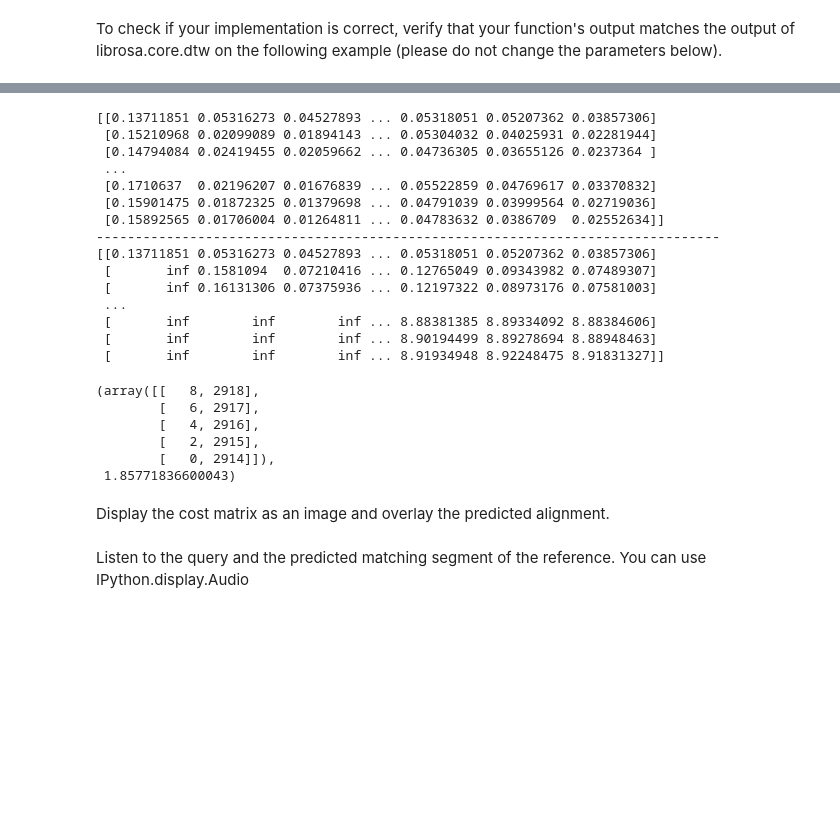
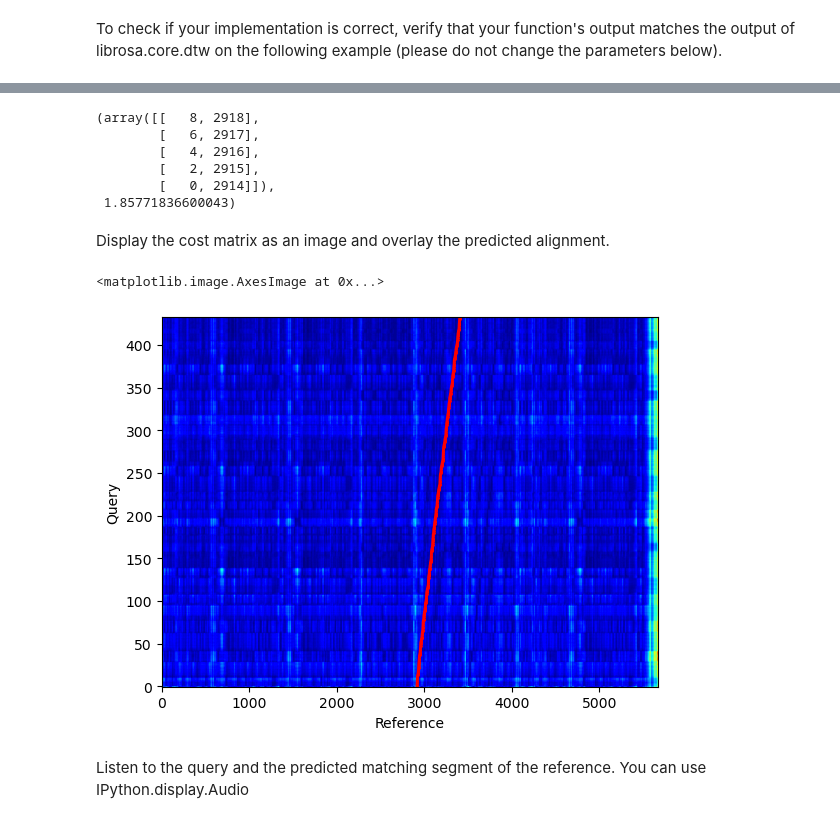
Before and after one commit to dfonsec/E207HW4, a Jupyter notebook: hw4.ipynb, the cells around one changed output, grey strips where cells are left out. Cells and saved outputs as stored; diff of their text form; code cells hidden in the pictures; blank space fills up the shorter version.

```diff
--- a/hw4.ipynb
+++ b/hw4.ipynb
@@ -474,38 +469,21 @@ wp[-5:], np.min(D[-1,:])
 
 ### START CODE BLOCK ###
 costMatrix = computeCostMatrix_cosdist(Fquery, Fref)
-# print(costMatrix)
-# print("--"*40)
 
 # costMatrix = np.array([1,2,3,4,5,6,7,8,9,10,11,12])
 # costMatrix = costMatrix.reshape((3, 4))
-print(costMatrix)
-print("--"*40)
+# print(costMatrix)
+# print("--"*40)
 optcost, path = subsequenceDTW(costMatrix, steps, weights)
 path[-5:], optcost
 
 ### END CODE BLOCK ###
 # %% [output]
-[[0.13711851 0.05316273 0.04527893 ... 0.05318051 0.05207362 0.03857306]
- [0.15210968 0.02099089 0.01894143 ... 0.05304032 0.04025931 0.02281944]
- [0.14794084 0.02419455 0.02059662 ... 0.04736305 0.03655126 0.0237364 ]
- ...
- [0.1710637  0.02196207 0.01676839 ... 0.05522859 0.04769617 0.03370832]
- [0.15901475 0.01872325 0.01379698 ... 0.04791039 0.03999564 0.02719036]
- [0.15892565 0.01706004 0.01264811 ... 0.04783632 0.0386709  0.02552634]]
---------------------------------------------------------------------------------
-[[0.13711851 0.05316273 0.04527893 ... 0.05318051 0.05207362 0.03857306]
- [       inf 0.1581094  0.07210416 ... 0.12765049 0.09343982 0.07489307]
- [       inf 0.16131306 0.07375936 ... 0.12197322 0.08973176 0.07581003]
- ...
- [       inf        inf        inf ... 8.88381385 8.89334092 8.88384606]
- [       inf        inf        inf ... 8.90194499 8.89278694 8.88948463]
- [       inf        inf        inf ... 8.91934948 8.92248475 8.91831327]]
+(array([[   8, 2918],
+        [   6, 2917],
+        [   4, 2916],
+        [   2, 2915],
+        [   0, 2914]]),
+ 1.85771836600043)
-(array([[   8, 2918],
-        [   6, 2917],
-        [   4, 2916],
-        [   2, 2915],
-        [   0, 2914]]),
- 1.85771836600043)
 # %% [markdown]
 Display the cost matrix as an image and overlay the predicted alignment.
@@ -516,3 +490,15 @@ Display the cost matrix as an image and overlay the predicted alignment.
+# %%
+### START CODE BLOCK ###
+plt.xlabel('Reference')
+plt.ylabel('Query')
+x, y = zip(*path)
+plt.plot(y, x, '-o', color='red', markersize=1, linewidth=2)
+# plt.xlim(2800, 3500)
+plt.imshow(costMatrix, origin='lower', cmap='jet', aspect='auto')#
+### END CODE BLOCK ###
+# %% [output]
+<matplotlib.image.AxesImage at 0x...>
+[figure, added]
 # %% [markdown]
 Listen to the query and the predicted matching segment of the reference.  You can use IPython.display.Audio
 # %%
```
Also changed, not shown: parts of 3 cells of this notebook.
